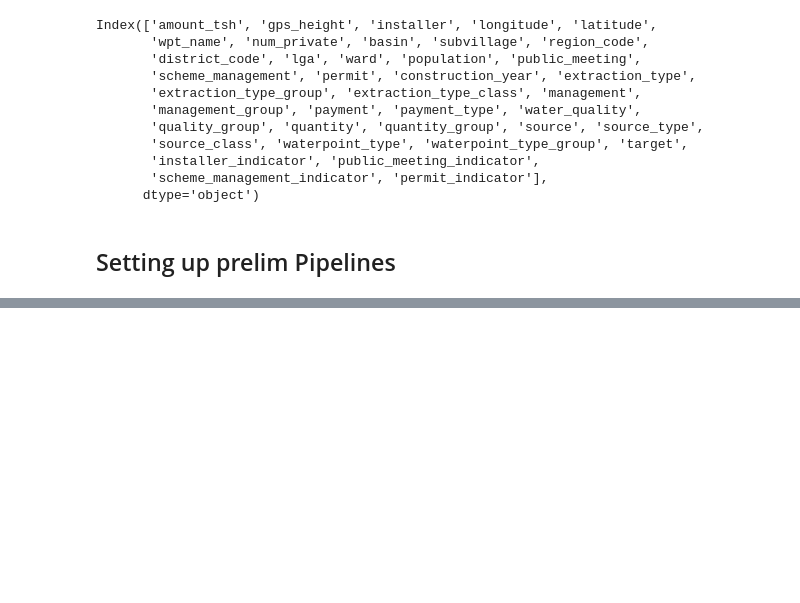
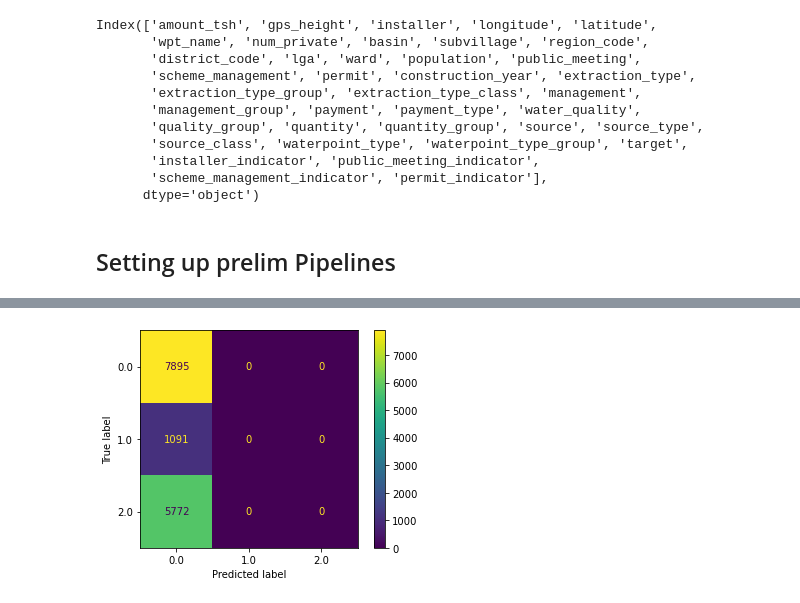
Before and after one commit to mduncan23/Tanzanian-Water-Wells-Analysis, a Jupyter notebook: Water_well_2.ipynb, the cells around one changed output, grey strips where cells are left out. Cells and saved outputs as stored; diff of their text form; code cells hidden in the pictures; blank space fills up the shorter version.

```diff
--- a/Water_well_2.ipynb
+++ b/Water_well_2.ipynb
@@ -252,0 +331,4 @@ ColTrans = ColumnTransformer(transformers=[
+# %%
+dummy_pipe.class_matrix(X_test, y_test);
+# %% [output]
+[figure, added]
```
Also changed, not shown: parts of 18 cells of this notebook.
